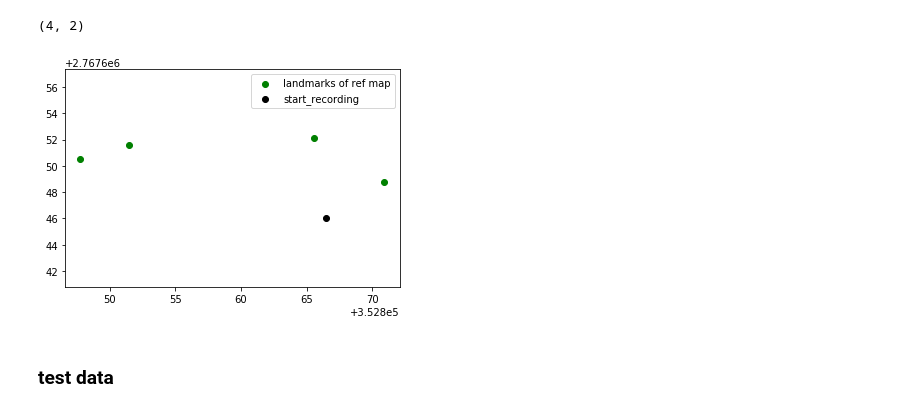
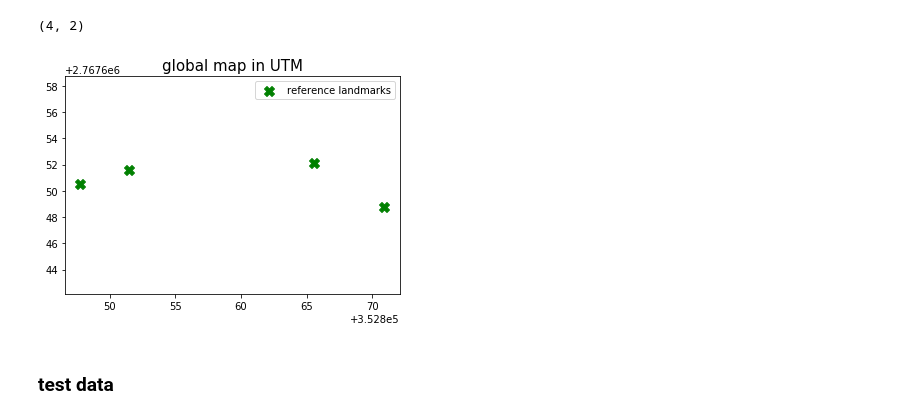
Before and after one commit to Chen-Yu-Qiang/mapping_explorer, a Jupyter notebook: jupyterNotebook/Automatic_tree_detection.ipynb, the cells around one changed output. Saved outputs shown, nothing was run; the diff lists cells and outputs as text; code cells hidden in the pictures.

```diff
--- a/jupyterNotebook/Automatic_tree_detection.ipynb
+++ b/jupyterNotebook/Automatic_tree_detection.ipynb
@@ -589,17 +604,20 @@ utm_x_ref, utm_y_ref = proj(lng, lat)
 # %%
 length=1024
 map_start_x = 0.5
 map_start_y = 0.1
-cX_m = centroid_filteredNP[:,0] - int(length*(1-map_start_y))
-cY_m = centroid_filteredNP[:,1] - int(length*(1-map_start_x))
+cX_m_ref = (centroid_filteredNP[:,0] - int(length*(1-map_start_y))) *0.05
+cY_m_ref = (centroid_filteredNP[:,1] - int(length*(1-map_start_x))) *0.05
+cX_utm_ref = cX_m_ref + utm_x_ref
+cY_utm_ref = cY_m_ref + utm_y_ref
 
-plt.scatter(cX_m*0.05+utm_x_ref, cY_m*0.05+utm_y_ref, c='g', label='landmarks of ref map')
-plt.scatter(utm_x_ref, utm_y_ref, label='start_recording',c='black')
+plt.scatter(cX_utm_ref, cY_utm_ref, c='g', label='reference landmarks', marker='X',s=100)
+# plt.scatter(utm_x_ref, utm_y_ref, label='start_recording',c='black')
 plt.axis('equal')
+plt.title('global map in UTM', fontsize=15)
 plt.legend()
 plt.show()
 # %% [output]
-[figure, old version]
+[figure, new version]
 # %% [markdown]
 ### test data
 # %%
```
Also changed, not shown: parts of 68 cells of this notebook.
